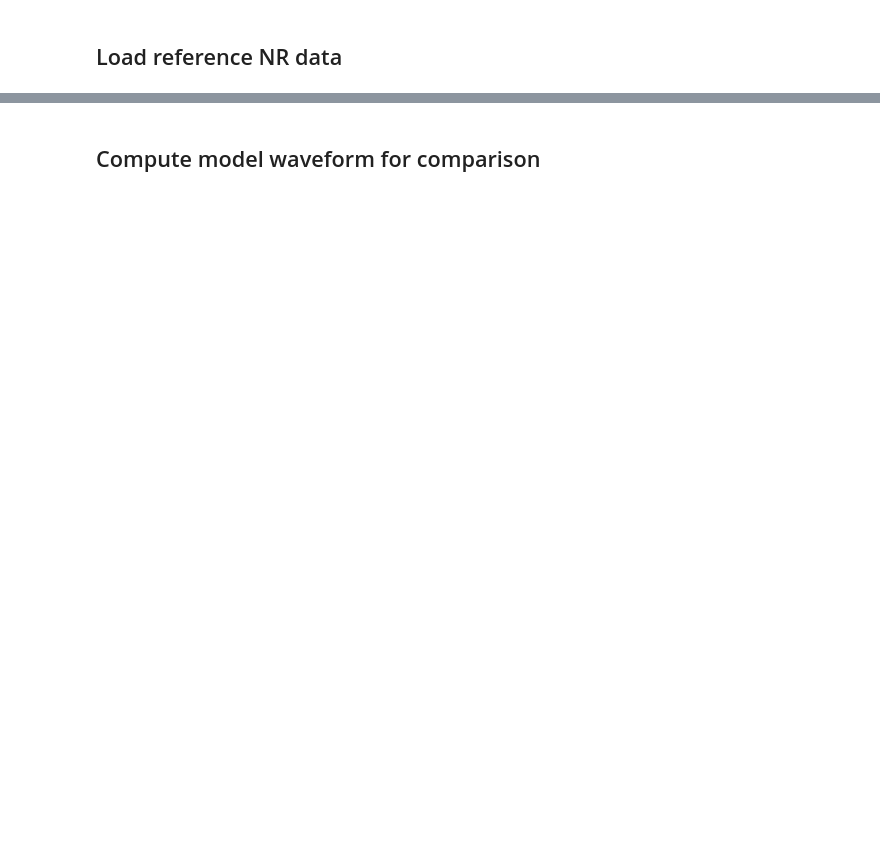
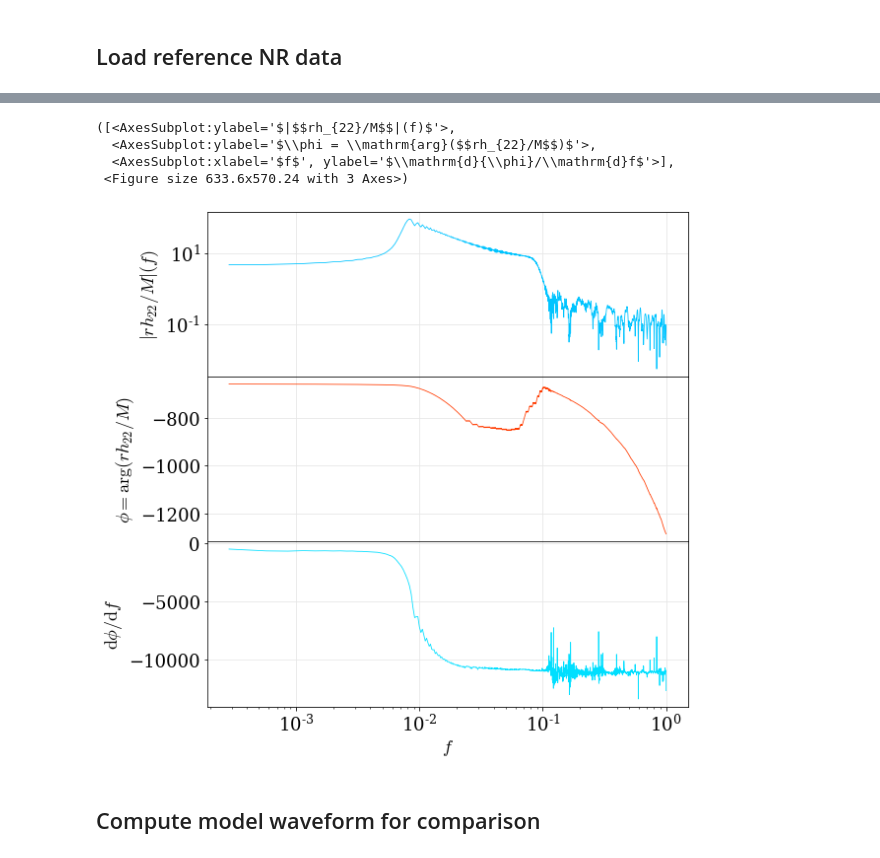
Before and after one commit to llondon6/PhenomXCP, a Jupyter notebook: issues/0_preliminaries.ipynb, the cells around one changed output, grey strips where cells are left out. Drawn from its saved outputs; the diff is of its cells as text; code cells hidden in the pictures; blank space fills up the shorter version.

```diff
--- a/issues/0_preliminaries.ipynb
+++ b/issues/0_preliminaries.ipynb
@@ -42,5 +40,5 @@ AssertionError: (error!!)>> This notebook is made for the o773b-ll branch of Jon
 # %%
 # Find a catalog entry of interest using a keyword search
 # a = scsearch(keyword='q1a02t120',verbose=True)[0]
-a = scsearch(keyword='q1a02t60_T_96_384',verbose=True)[0]
+a = scsearch(keyword='q1a02t90_T_96_384',verbose=True)[0]
 # a = scsearch(keyword='q8a08t150dP2_T_120_480',verbose=True)[0]
@@ -47,6 +51,4 @@ a = scsearch(keyword='q1a02t60_T_96_384',verbose=True)[0]
 # %%
 # Load the realted NR waveform
 y = {}
-lpm_space = [ (2,2),(2,1),(2,0)] # ,(3,3),(3,2),(4,4)
-lm_space = list(set(lpm_space + [ (l,-m) for l,m in lpm_space  ]))
-y['raw'] = gwylm(a,lm=lm_space,dt=0.5,clean=True,verbose=False,pad=2000, enforce_m_relative_sign_convention=not False)
+y['raw'] = gwylm(a,lmax=2,dt=0.5,clean=not True,verbose=False,pad=2000)
@@ -62,7 +85,13 @@ y['cp'] = y['j'].__calc_coprecessing_frame__(transform_domain='td',kind='psi4')
 # %%
 y['cp-sym'] = y['cp'].__symmetrize__(zparity=True)
 # %%
-y['cp'][2,2]['psi4'].plot()
+y['cp-sym'][2,2]['strain'].plot(domain='freq')
+# %% [output]
+([<AxesSubplot:ylabel='$|$$rh_{22}/M$$|(f)$'>,
+  <AxesSubplot:ylabel='$\\phi = \\mathrm{arg}($$rh_{22}/M$$)$'>,
+  <AxesSubplot:xlabel='$f$', ylabel='$\\mathrm{d}{\\phi}/\\mathrm{d}f$'>],
+ <Figure size 633.6x570.24 with 3 Axes>)
+[figure, added]
 # %% [markdown]
 ## Compute model waveform for comparison
 # %%
```
Also changed, not shown: parts of 8 cells of this notebook, 8 other files.
